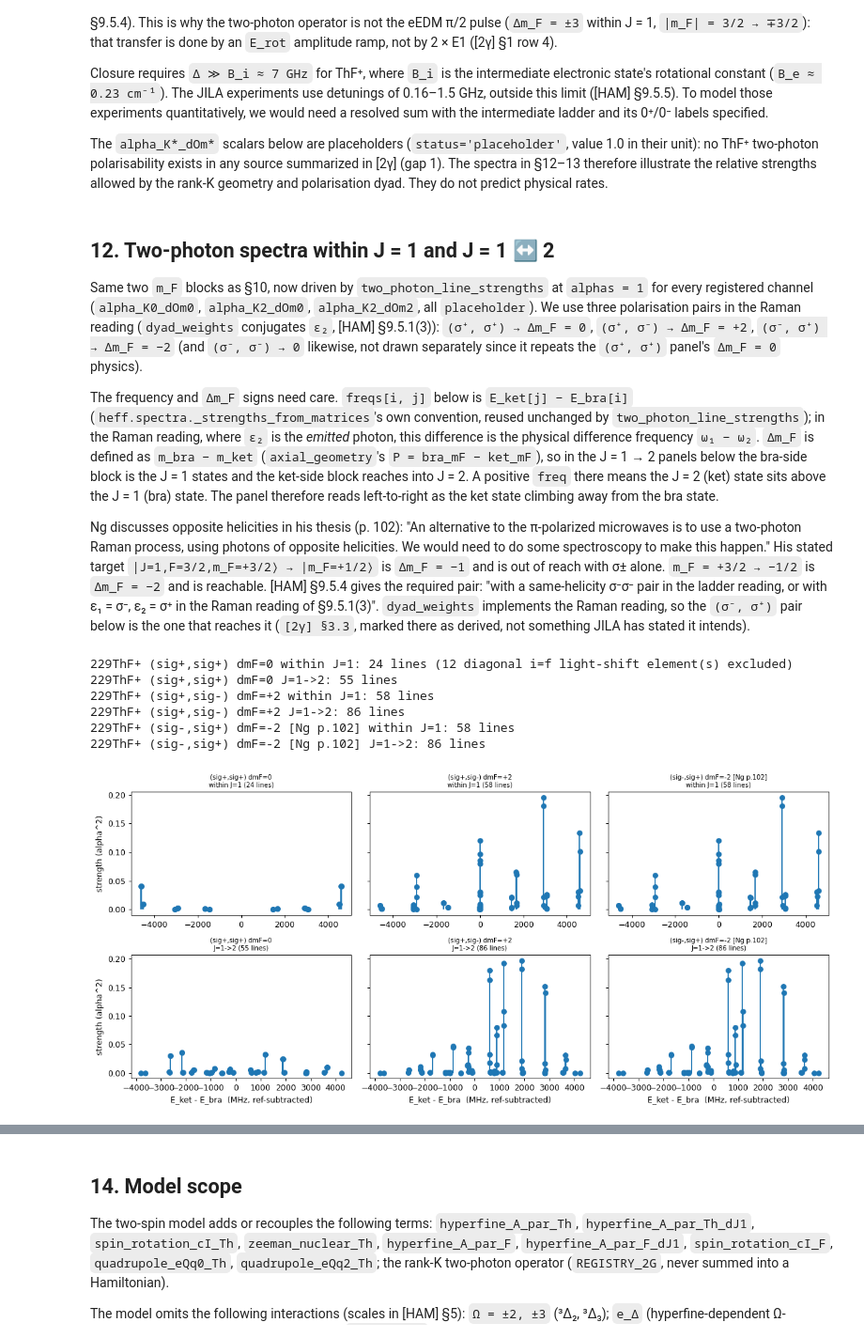
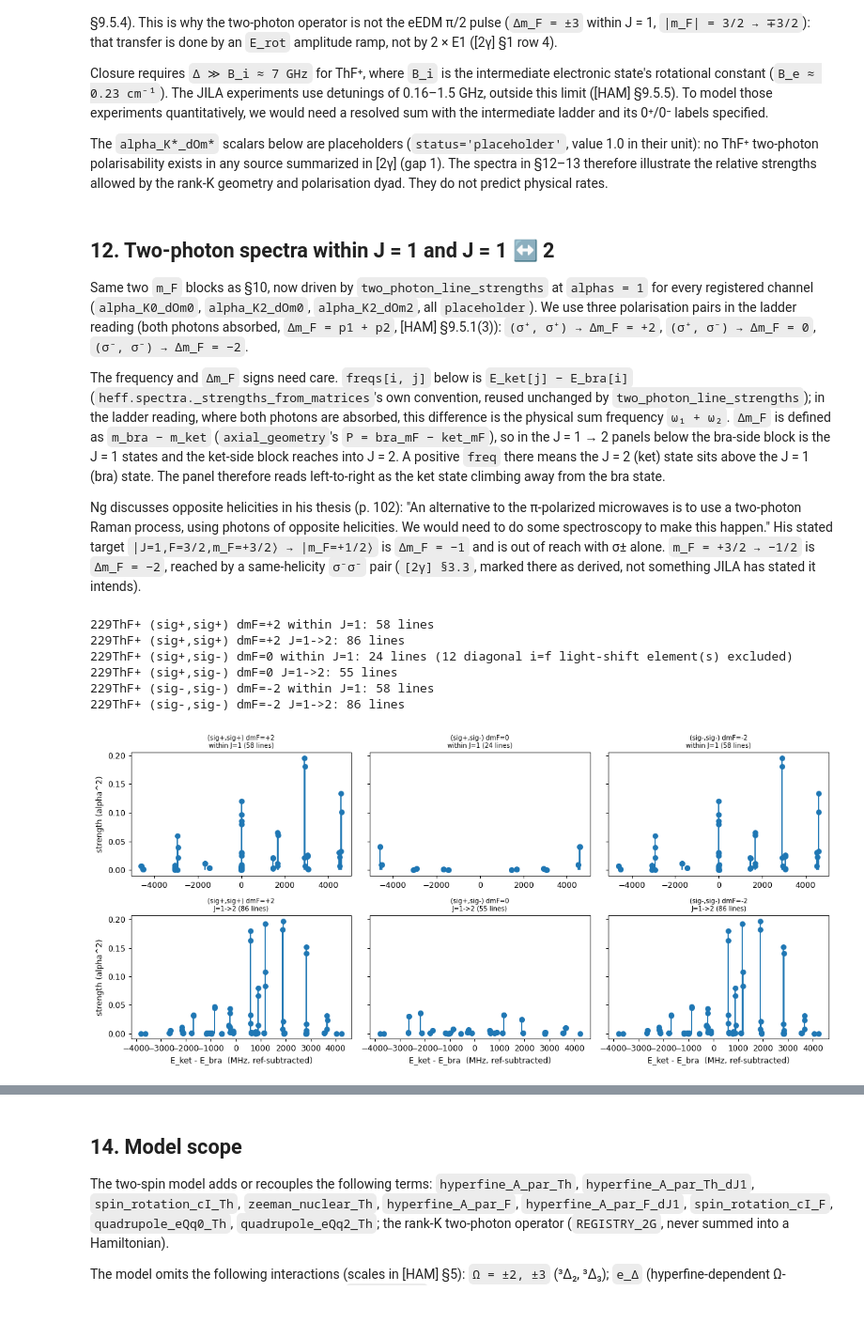
Before and after one commit to arianjad/heff, a Jupyter notebook: notebooks/ThF_plus_Isotopologues.ipynb, the cells around one changed output, grey strips where cells are left out. Shown at 94% size. Drawn from its saved outputs; the diff is of its cells as text; code cells hidden in the pictures; blank space fills up the shorter version.

Commit message:
Notebook: ladder reading, padded_thf from transition.py
Co-Authored-By: Claude Fable 5.1 <noreply@anthropic.com>

Claude-Session: https://claude.ai/code/session_01P3zj3Mfmkbtc96ieebWZdn

```diff
--- a/notebooks/ThF_plus_Isotopologues.ipynb
+++ b/notebooks/ThF_plus_Isotopologues.ipynb
@@ -773,17 +773,15 @@ They do not predict physical rates.
 
 Same two `m_F` blocks as §10, now driven by `two_photon_line_strengths` at
 `alphas = 1` for every registered channel (`alpha_K0_dOm0`, `alpha_K2_dOm0`,
-`alpha_K2_dOm2`, all `placeholder`). We use three polarisation pairs in the Raman
-reading (`dyad_weights` conjugates `ε₂`, [HAM] §9.5.1(3)): `(σ⁺, σ⁺) →
-Δm_F = 0`, `(σ⁺, σ⁻) → Δm_F = +2`, `(σ⁻, σ⁺) → Δm_F = −2` (and `(σ⁻, σ⁻) → 0`
-likewise, not drawn separately since it repeats the `(σ⁺, σ⁺)` panel's
-`Δm_F = 0` physics).
+`alpha_K2_dOm2`, all `placeholder`). We use three polarisation pairs in the
+ladder reading (both photons absorbed, `Δm_F = p1 + p2`, [HAM] §9.5.1(3)):
+`(σ⁺, σ⁺) → Δm_F = +2`, `(σ⁺, σ⁻) → Δm_F = 0`, `(σ⁻, σ⁻) → Δm_F = −2`.
 
 The frequency and `Δm_F` signs need care. `freqs[i, j]`
 below is `E_ket[j] − E_bra[i]` (`heff.spectra._strengths_from_matrices`'s own
-convention, reused unchanged by `two_photon_line_strengths`); in the Raman
-reading, where `ε₂` is the *emitted* photon, this difference is the physical
-difference frequency `ω₁ − ω₂`. `Δm_F` is defined as `m_bra − m_ket`
+convention, reused unchanged by `two_photon_line_strengths`); in the ladder
+reading, where both photons are absorbed, this difference is the physical
+sum frequency `ω₁ + ω₂`. `Δm_F` is defined as `m_bra − m_ket`
 (`axial_geometry`'s `P = bra_mF − ket_mF`), so in the J = 1 → 2 panels
 below the bra-side block is the J = 1 states and the ket-side block reaches
 into J = 2. A positive `freq` there means the J = 2 (ket) state sits above
@@ -795,44 +793,31 @@ Ng discusses opposite helicities in his thesis (p. 102):
 process, using photons of opposite helicities. We would need to do some
 spectroscopy to make this happen." His stated target
 `|J=1,F=3/2,m_F=+3/2⟩ → |m_F=+1/2⟩` is `Δm_F = −1` and is out of reach
-with σ± alone. `m_F = +3/2 → −1/2` is `Δm_F = −2` and is reachable.
-[HAM] §9.5.4 gives the required pair: "with a same-helicity
-σ⁻σ⁻ pair in the ladder reading, or with ε₁ = σ⁻, ε₂ = σ⁺ in the Raman
-reading of §9.5.1(3)". `dyad_weights` implements the Raman reading, so
-the `(σ⁻, σ⁺)` pair below is the one that reaches it (`[2γ] §3.3`, marked
-there as derived, not something JILA has stated it intends).
+with σ± alone. `m_F = +3/2 → −1/2` is `Δm_F = −2`, reached by a
+same-helicity `σ⁻σ⁻` pair (`[2γ] §3.3`, marked there as derived, not
+something JILA has stated it intends).
 # %%
 SQ2 = np.sqrt(2.0)
 SIGMA_P = np.array([-1.0, -1.0j, 0.0]) / SQ2
 SIGMA_M = np.array([1.0, -1.0j, 0.0]) / SQ2
 ALPHAS = {'alpha_K0_dOm0': 1.0, 'alpha_K2_dOm0': 1.0, 'alpha_K2_dOm2': 1.0}
 
-# label -> (eps1, eps2, Delta m_F).  Raman reading (dyad_weights conjugates
-# eps2): (sig+,sig+) -> dmF=0; (sig+,sig-) -> dmF=+2; (sig-,sig+) -> dmF=-2
-# ([HAM] S9.5.1(3) row (d)). two_photon_spectrum's first block argument is
-# the BRA side and the second is the KET side (two_photon_matrix(kets_a,
-# kets_b, ...) evaluates two_photon_geometry(kets_a[i], kets_b[j], ...),
-# whose bra/ket order matches axial_geometry: Delta m_F = P = bra_mF -
-# ket_mF), so the bra-side block sits at ket_mF + Delta m_F. Picking the
-# wrong pair gives an all-zero spectrum, not an error, so this mapping is
-# the load-bearing part.
-TWOP_PAIRS = {'(sig+,sig+) dmF=0': (SIGMA_P, SIGMA_P, 0),
-             '(sig+,sig-) dmF=+2': (SIGMA_P, SIGMA_M, 2),
-             '(sig-,sig+) dmF=-2 [Ng p.102]': (SIGMA_M, SIGMA_P, -2)}
+# label -> (eps1, eps2, Delta m_F).  Ladder reading (both photons absorbed,
+# Delta m_F = p1 + p2, [HAM] S9.5.1(3) row (d)). two_photon_spectrum's first
+# block argument is the BRA side and the second is the KET side
+# (two_photon_matrix(kets_a, kets_b, ...) evaluates two_photon_geometry(
+# kets_a[i], kets_b[j], ...), whose bra/ket order matches axial_geometry:
+# Delta m_F = P = bra_mF - ket_mF), so the bra-side block sits at
+# ket_mF + Delta m_F. Picking the wrong pair gives an all-zero spectrum,
+# not an error, so this mapping is the load-bearing part.
+TWOP_PAIRS = {'(sig+,sig+) dmF=+2': (SIGMA_P, SIGMA_P, 2),
+             '(sig+,sig-) dmF=0': (SIGMA_P, SIGMA_M, 0),
+             '(sig-,sig-) dmF=-2': (SIGMA_M, SIGMA_M, -2)}
 
 
-def _v2_shaped_232(J_max=J_MAX):
-    """232ThF+ padded into the KET_C2 dtype at I_Th=0 -- needed only here,
-    because the two-photon operator lives in REGISTRY_C2/axial_geometry,
-    which reads ctx.spins[0] and ket['F1'] unconditionally. V16 proves this
-    basis is ket-for-ket identical to the v1 basis at I_Th=0 (tests/
-    test_elements_c2_reduction.py), so this is not a second code path.
-    """
-    v1spec = thf_spec('232', J_max=J_max)
-    return StateSpec(case='c', electronic=v1spec.electronic, I=0.5,
-                     J_range=v1spec.J_range, v=0, M='blocks', frame='rotating',
-                     spins=(Spin(label='232Th', I=0.0, couple_to='J'),
-                            Spin(label='19F', I=0.5, couple_to='F1')))
+# 232ThF+ padded into the KET_C2 dtype at I_Th=0 (V16: ket-for-ket identical
+# to the v1 basis, tests/test_elements_c2_reduction.py; gate 8 of test_transition.py).
+from heff.transition import padded_thf
 
 
 def two_photon_spectrum(iso, mF_a, mF_b, eps1, eps2):
@@ -843,10 +828,8 @@ def two_photon_spectrum(iso, mF_a, mF_b, eps1, eps2):
     The physical Delta m_F of the transition is mF_a - mF_b.
     """
     if iso == '232':
-        spec2 = _v2_shaped_232()
-        kets2 = enumerate_kets(spec2)
+        kets2, ctx, _, _ = padded_thf('232', J_max=J_MAX)
         blocks2 = block_by_mF(kets2)
-        ctx = ctx_from(spec2, thf_v2('232'))
         kets_a, kets_b = kets2[blocks2.index[mF_a]], kets2[blocks2.index[mF_b]]
         tm_a = build_term_matrices(kets_a, ctx, case='c2', registry=REGISTRY_C2)
         tm_b = build_term_matrices(kets_b, ctx, case='c2', registry=REGISTRY_C2)
@@ -865,40 +848,40 @@ def two_photon_spectrum(iso, mF_a, mF_b, eps1, eps2):
 
 mF0_229 = 0.0
 fig, axes = plt.subplots(2, 3, figsize=(13, 6), sharey='row')
 for col, (label, (eps1, eps2, dmF)) in enumerate(TWOP_PAIRS.items()):
     freqs, S, lab_a, lab_b = two_photon_spectrum('229', mF0_229 + dmF, mF0_229, eps1, eps2)
     mask = S > 1e-9 * max(S.max(), 1e-30)
     ia, ib = np.nonzero(mask)
     for row, (Ja, Jb, title) in enumerate([(1, 1, 'within J=1'), (1, 2, 'J=1->2')]):
         sel = [(i, j) for i, j in zip(ia, ib) if lab_a[i]['J'] == Ja and lab_b[j]['J'] == Jb]
         n_diag = 0
         if dmF == 0 and Ja == Jb:
             # dmF=0 reuses the SAME mF block for bra and ket, so i==j is the
             # literal same eigenstate: a diagonal alpha^K=0 "light shift"
             # element, not a transition. Excluded from the transition panels
             # Reported separately below because it is a light shift, not a transition.
             n_diag = sum(1 for i, j in sel if i == j)
             sel = [(i, j) for i, j in sel if i != j]
         f0 = 0.0 if Ja == Jb else 4 * pset229.value('B0')
         if sel:
             axes[row, col].stem([freqs[i, j] - f0 for i, j in sel],
                                 [S[i, j] for i, j in sel], basefmt=' ')
         axes[row, col].set_title(f'{label}\n{title} ({len(sel)} lines)', fontsize=8)
         print(f"229ThF+ {label} {title}: {len(sel)} lines"
               + (f" ({n_diag} diagonal i=f light-shift element(s) excluded)" if n_diag else ""))
     axes[1, col].set_xlabel('E_ket - E_bra  (MHz, ref-subtracted)')
 axes[0, 0].set_ylabel('strength (alpha^2)')
 axes[1, 0].set_ylabel('strength (alpha^2)')
 plt.tight_layout()
 plt.show()
 # %% [output]
-229ThF+ (sig+,sig+) dmF=0 within J=1: 24 lines (12 diagonal i=f light-shift element(s) excluded)
-229ThF+ (sig+,sig+) dmF=0 J=1->2: 55 lines
-229ThF+ (sig+,sig-) dmF=+2 within J=1: 58 lines
-229ThF+ (sig+,sig-) dmF=+2 J=1->2: 86 lines
-229ThF+ (sig-,sig+) dmF=-2 [Ng p.102] within J=1: 58 lines
-229ThF+ (sig-,sig+) dmF=-2 [Ng p.102] J=1->2: 86 lines
+229ThF+ (sig+,sig+) dmF=+2 within J=1: 58 lines
+229ThF+ (sig+,sig+) dmF=+2 J=1->2: 86 lines
+229ThF+ (sig+,sig-) dmF=0 within J=1: 24 lines (12 diagonal i=f light-shift element(s) excluded)
+229ThF+ (sig+,sig-) dmF=0 J=1->2: 55 lines
+229ThF+ (sig-,sig-) dmF=-2 within J=1: 58 lines
+229ThF+ (sig-,sig-) dmF=-2 J=1->2: 86 lines
-[figure, old version]
+[figure, new version]
 # %% [markdown]
 ## 13. Two-photon spectra, all three isotopologues
 
```
Also changed, not shown: parts of 2 cells of this notebook, 1 other file.
